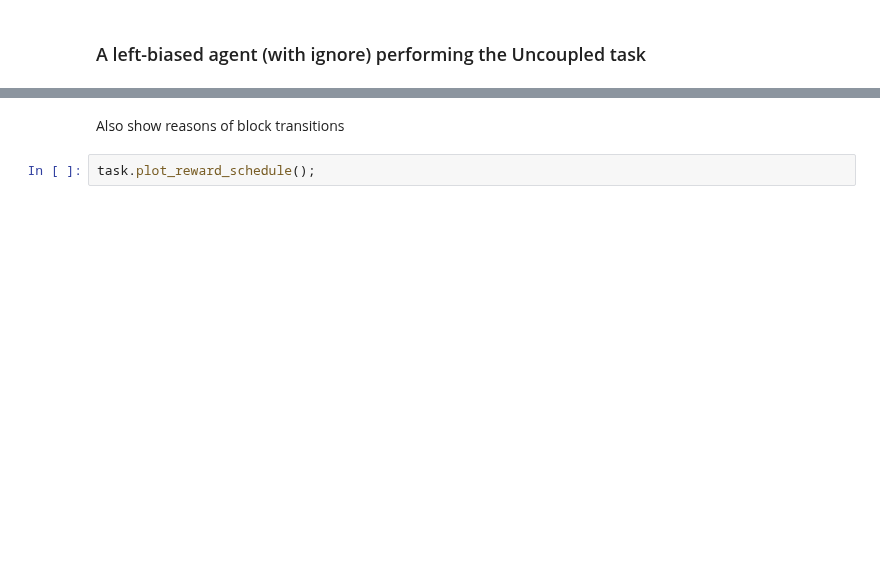
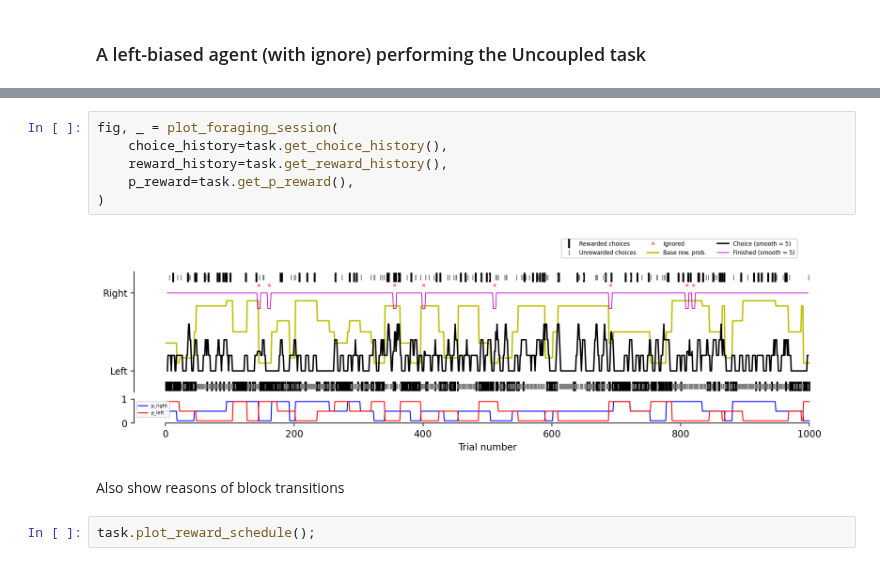
Before and after one commit to AllenNeuralDynamics/aind-dynamic-foraging-models, a Jupyter notebook: notebook/demo_gym_env.ipynb, the cells around one changed output, grey strips where cells are left out. Cells and saved outputs as stored; diff of their text form; blank space fills up the shorter version.

```diff
--- a/notebook/demo_gym_env.ipynb
+++ b/notebook/demo_gym_env.ipynb
@@ -117,3 +57,11 @@ plot_foraging_session(choice_history=actions,
+# %%
+fig, _ = plot_foraging_session(
+    choice_history=task.get_choice_history(),
+    reward_history=task.get_reward_history(),
+    p_reward=task.get_p_reward(),
+)
+# %% [output]
+[figure, added]
 # %% [markdown]
 Also show reasons of block transitions
 # %%
```
Also changed, not shown: parts of 15 cells of this notebook.
